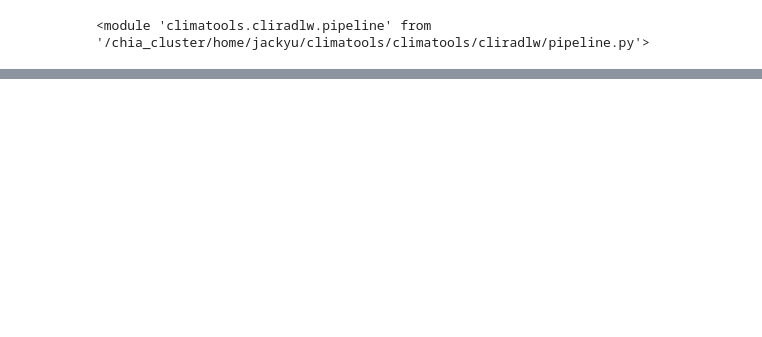
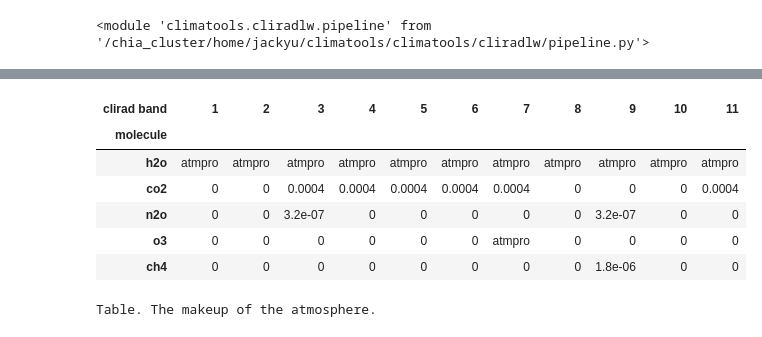
Before and after one commit to qAp/analysis_-_new_kdist_param, a Jupyter notebook: results_entire_range.ipynb, the cells around one changed output, grey strips where cells are left out. Cells and saved outputs as stored; diff of their text form; code cells hidden in the pictures; blank space fills up the shorter version.

Commit message:
Show in a table the makeup of the atm.
Show the concentration of each molecule
in each spectral band in the atmosphere
that has been considered.

```diff
--- a/results_entire_range.ipynb
+++ b/results_entire_range.ipynb
@@ -93,6 +93,21 @@ def lblnew_params_atm():
         d[band] = ast.literal_eval(s)
 
     return d
+# %%
+def script_atm_makeup():
+    df = pd.DataFrame()
+
+    for band, molecule in molecules_byband_atm().items():
+        for name, conc in molecule.items():
+            df.loc[name, band] = str(conc)
+
+    df = df.fillna(0)
+    df.columns.name = 'clirad band'
+    df.index.name = 'molecule'
+
+    display.display(df)
+
+    print('Table. The makeup of the atmosphere.')
 # %%
 def load_output_file(path_csv):
     '''
@@ -383,6 +398,17 @@ def script_fluxerror():
                           plot_width=300, plot_height=300)
 
     show(everything)
+# %%
+script_atm_makeup()
+# %% [output]
+| clirad band | 1 | 2 | 3 | 4 | 5 | 6 | 7 | 8 | 9 | 10 | 11 |
+| molecule |  |  |  |  |  |  |  |  |  |  |  |
+| h2o | atmpro | atmpro | atmpro | atmpro | atmpro | atmpro | atmpro | atmpro | atmpro | atmpro | atmpro |
+| co2 | 0 | 0 | 0.0004 | 0.0004 | 0.0004 | 0.0004 | 0.0004 | 0 | 0 | 0 | 0.0004 |
+| n2o | 0 | 0 | 3.2e-07 | 0 | 0 | 0 | 0 | 0 | 3.2e-07 | 0 | 0 |
+| o3 | 0 | 0 | 0 | 0 | 0 | 0 | atmpro | 0 | 0 | 0 | 0 |
+| ch4 | 0 | 0 | 0 | 0 | 0 | 0 | 0 | 0 | 1.8e-06 | 0 | 0 |
+Table. The makeup of the atmosphere.
 # %%
 script_cool()
 # %% [output]
```
